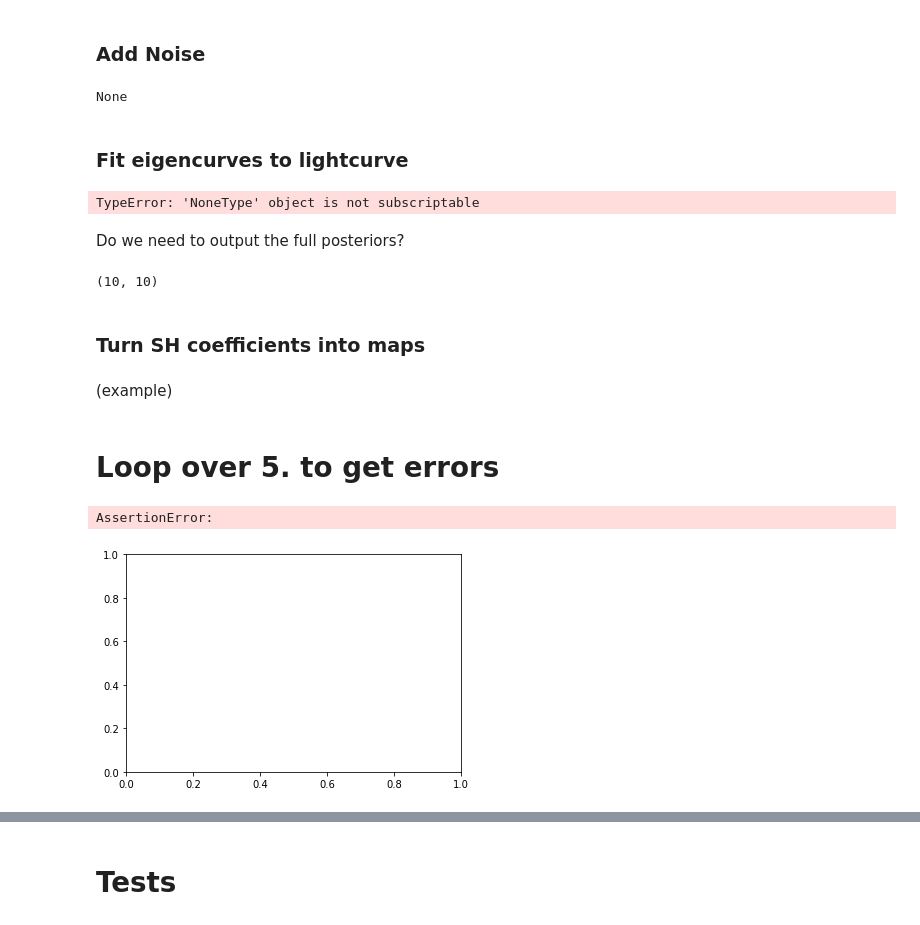
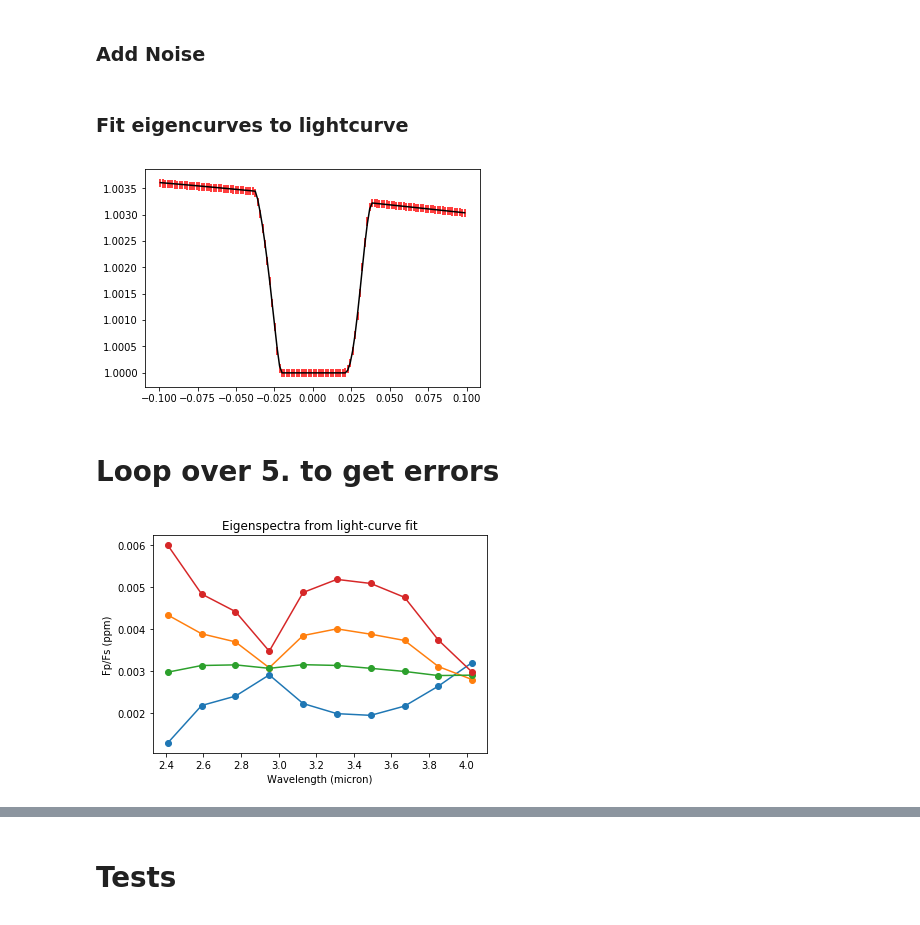
Before and after one commit to multidworlds/eigenspectra, a Jupyter notebook: master.ipynb, the cells around one changed output, grey strips where cells are left out. Cells and saved outputs as stored; diff of their text form; code cells hidden in the pictures.

Commit message:
Added plots for presentation

```diff
--- a/master.ipynb
+++ b/master.ipynb
@@ -31,36 +54,25 @@ import eigensource.add_noise as add_noise
 inputLC3D = add_noise.get_lc()
 noiseDict = add_noise.add_noise(inputLC3D)
-# %%
-print(outDict)
-# %% [output]
-None
 # %% [markdown]
 ### Fit eigencurves to lightcurve
 # %%
-spherearray = eigencurves.eigencurves(outDict,plot=False)
+spherearray = eigencurves.eigencurves(noiseDict,plot=True)
 # spherearray is an array of wavelength x SH coefficents
 # %% [output]
-TypeError: 'NoneType' object is not subscriptable
+[figure, added]
-# %% [markdown]
-Do we need to output the full posteriors?
-# %%
-print(spherearray.shape)
-# %% [output]
-(10, 10)
-# %% [markdown]
-### Turn SH coefficients into maps
-# %% [markdown]
-(example)
 # %% [markdown]
 # Loop over 5. to get errors
 # %%
-ngroups = 2
+ngroups = 4
+londim = 100
+latdim = 100
 samples = np.array([spherearray]) # output from eigencurves
 
 eigenspectra_draws = []
 kgroup_draws = []
 
-wavelengths, lats, lons, maps = eigenmaps.generate_maps(samples, N_lon=100, N_lat=100)
+wavelengths, lats, lons, maps = eigenmaps.generate_maps(samples, N_lon=londim, N_lat=latdim)
+waves = wavelengths[0]
 
 for draw, map_ in zip(samples, maps):
     kgroups = kmeans.kmeans(map_, ngroups)
@@ -76,12 +88,11 @@ eigenerrs = np.std(eigenspectra_draws, axis=0)
 kgroups = np.mean(kgroup_draws, axis=0)
 # %%
 for spec, err in zip(eigenspectra, eigenerrs):
-    p.errorbar(wavelengths, spec, err)
+    p.errorbar(waves, spec, err, marker='o')
 p.xlabel('Wavelength (micron)')
 p.ylabel('Fp/Fs (ppm)')
 p.title('Eigenspectra from light-curve fit')
 p.show()
 # %% [output]
-AssertionError:
-[figure, old version]
+[figure, new version]
 # %%
```
Also changed, not shown: parts of 5 cells of this notebook.
